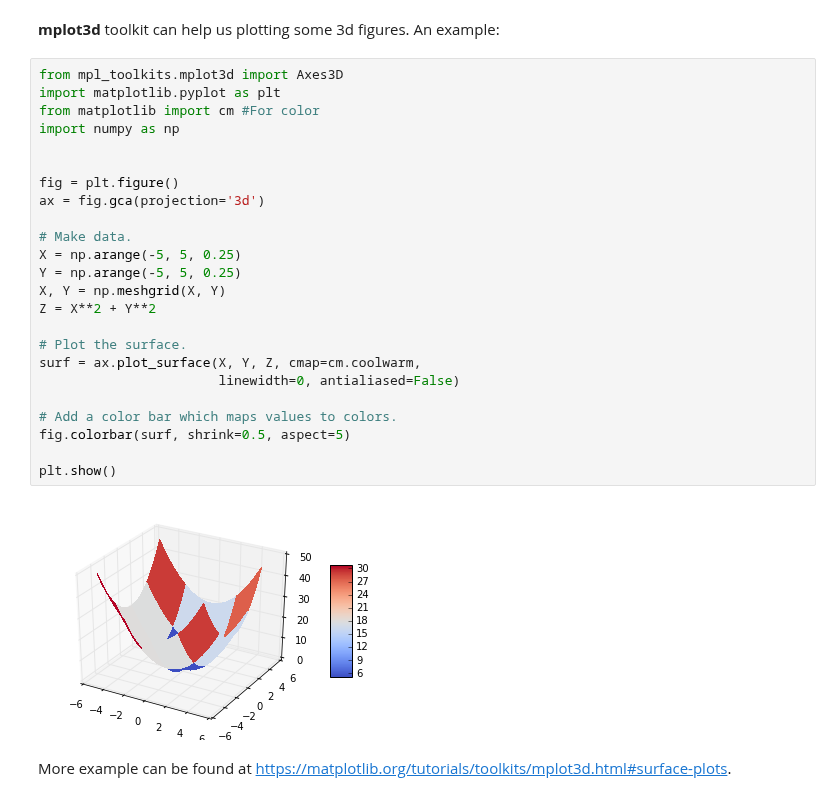
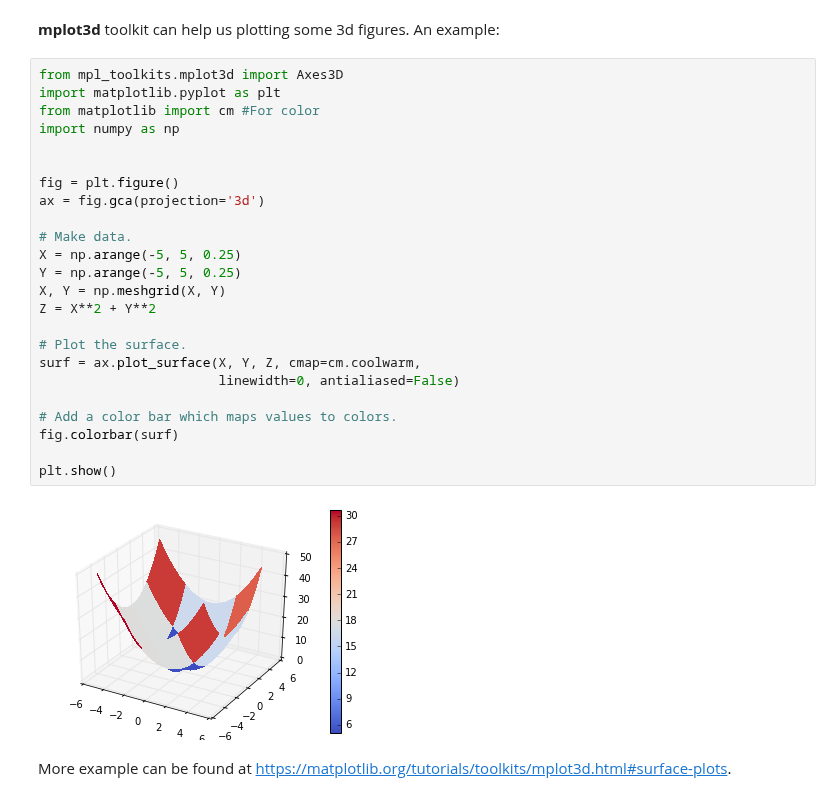
Before and after one commit to riduan91/DSC101, a Jupyter notebook: Lesson3/Amphi/LibrariesInPython.ipynb, the cells around one changed output. Drawn from its saved outputs; the diff is of its cells as text.

```diff
--- a/Lesson3/Amphi/LibrariesInPython.ipynb
+++ b/Lesson3/Amphi/LibrariesInPython.ipynb
@@ -1185,29 +1215,29 @@ plt.show()
 # %%
 from mpl_toolkits.mplot3d import Axes3D
 import matplotlib.pyplot as plt
 from matplotlib import cm #For color
 import numpy as np
 
 
 fig = plt.figure()
 ax = fig.gca(projection='3d')
 
 # Make data.
 X = np.arange(-5, 5, 0.25)
 Y = np.arange(-5, 5, 0.25)
 X, Y = np.meshgrid(X, Y)
 Z = X**2 + Y**2
 
 # Plot the surface.
 surf = ax.plot_surface(X, Y, Z, cmap=cm.coolwarm,
                        linewidth=0, antialiased=False)
 
 # Add a color bar which maps values to colors.
-fig.colorbar(surf, shrink=0.5, aspect=5)
+fig.colorbar(surf)
 
 plt.show()
 # %% [output]
-[figure, old version]
+[figure, new version]
 # %% [markdown]
 More example can be found at <a href="https://matplotlib.org/tutorials/toolkits/mplot3d.html#surface-plots"> https://matplotlib.org/tutorials/toolkits/mplot3d.html#surface-plots</a>.
 # %% [markdown]
```
Also changed, not shown: parts of 40 cells of this notebook, 1 other file.
